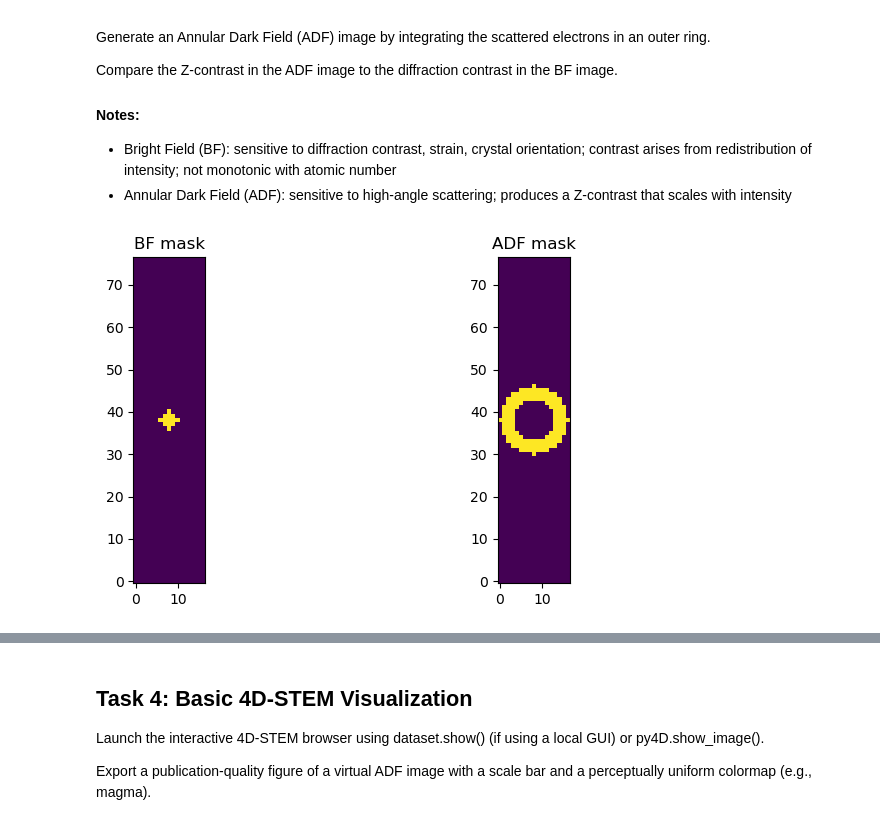
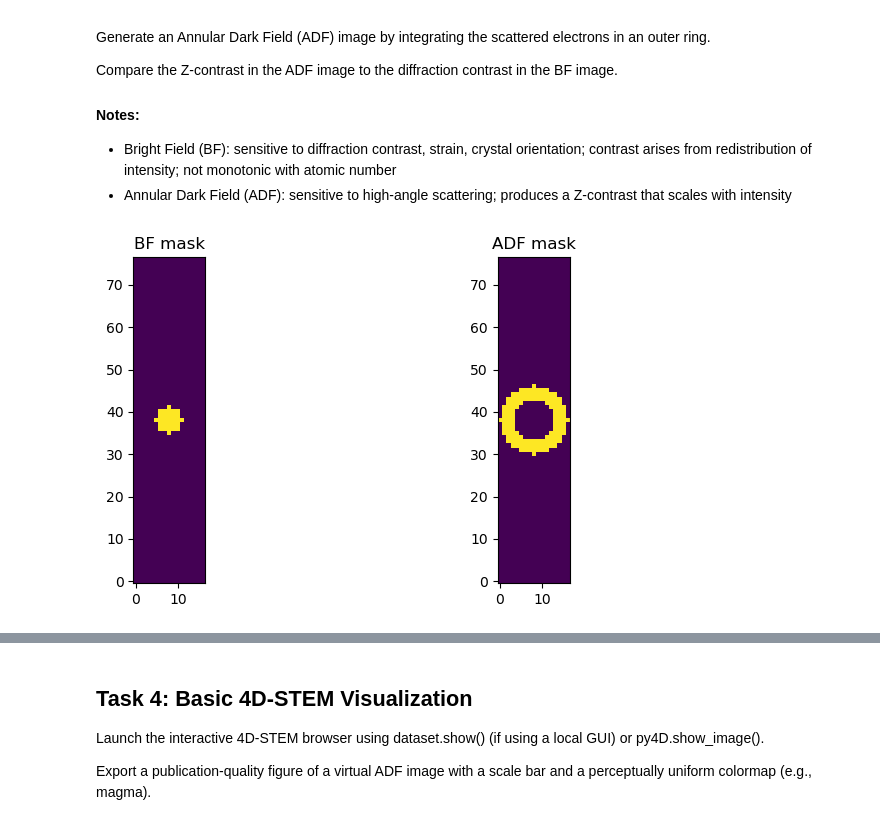
Before and after one commit to eliseetrheim/MSE465_EliseEtrheim, a Jupyter notebook: assignments/assignment_02_setup.ipynb, the cells around one changed output, grey strips where cells are left out. Cells and saved outputs as stored; diff of their text form; code cells hidden in the pictures.

```diff
--- a/assignments/assignment_02_setup.ipynb
+++ b/assignments/assignment_02_setup.ipynb
@@ -379,26 +386,26 @@ qx0 = (Qx - 1) / 2
 qr = np.sqrt((qy - qy0)**2 + (qx - qx0)**2) # Radius map in reciprocal space
 # %%
 # Define BF and ADF mask (radii arbitrarily chosen)
-r_bf = 2.0
+r_bf = 3.0
 bf_mask = qr <= r_bf
 
 r_adf_inner = 5.0
 r_adf_outer = 8.0
 
 adf_mask = (qr >= r_adf_inner) & (qr <= r_adf_outer)
 
 # Visualize masks
 plt.figure(figsize=(10,4))
 
 plt.subplot(1,2,1)
 plt.imshow(bf_mask, origin="lower")
 plt.title("BF mask")
 
 plt.subplot(1,2,2)
 plt.imshow(adf_mask, origin="lower")
 plt.title("ADF mask")
 
 plt.tight_layout()
 plt.show()
 # %% [output]
-[figure, old version]
+[figure, new version]
```
Also changed, not shown: parts of 11 cells of this notebook.
